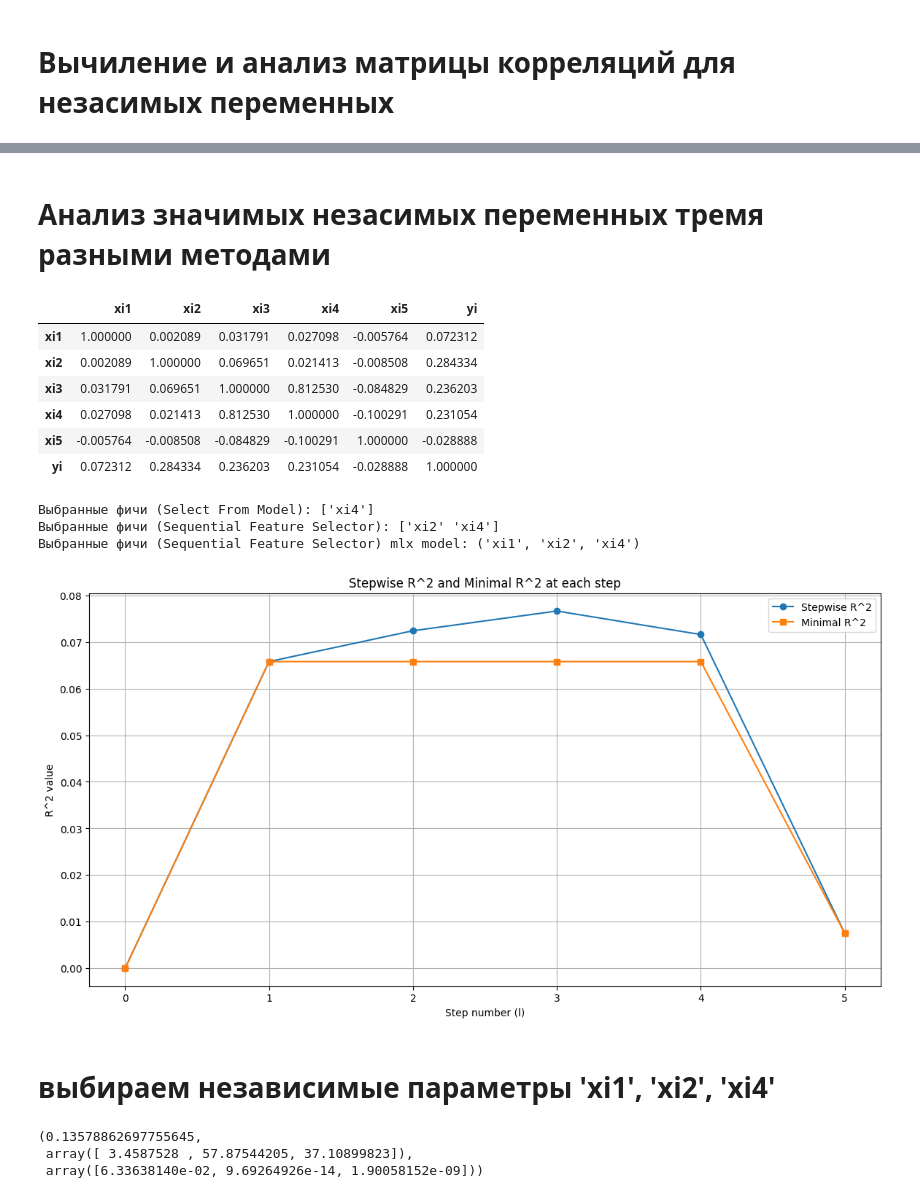
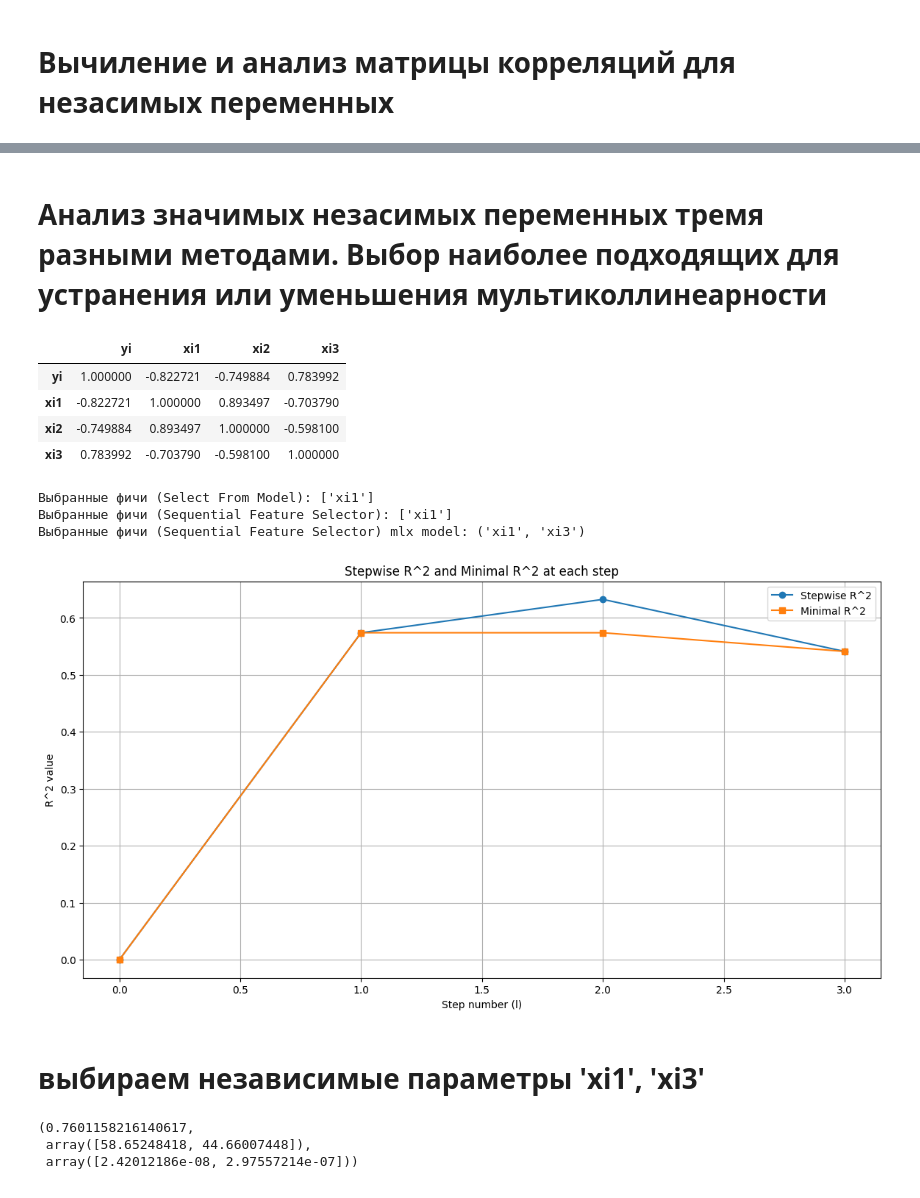
Before and after one commit to EugeneTheWatchman/decision-making-methods, a Jupyter notebook: 5.2 Мультиколлинеарность.ipynb, the cells around one changed output, grey strips where cells are left out. Cells and saved outputs as stored; diff of their text form; code cells hidden in the pictures.

Commit message:
update data

```diff
--- a/5.2 Мультиколлинеарность.ipynb
+++ b/5.2 Мультиколлинеарность.ipynb
@@ -23,20 +22,0 @@ from sklearn.feature_selection import SelectFromModel
-# %%
-data = pd.read_excel('data/Сводный отчет за декабрь.xlsx', header=1)
-
-# заменим данные по названиям на числовые
-unique_data = data['Название ККТ'].unique()
-print(f'Уникальные данные в столбце {"Название ККТ"}: {unique_data}, заменяем числами')
-for i in range(len(unique_data)):
-    data.replace(unique_data[i],i,inplace=True)
-
-# выберем только данные прихода
-data = data[data['Тип операции'] == 'Приход']
-
-# обогащаем данные по времени
-data['День'] = data['Дата и время'].apply(lambda x: x.day)
-data['День недели'] = data['Дата и время'].apply(lambda x: x.weekday())
-data['Выходной'] = data['Дата и время'].apply(lambda x: int(x.weekday() >= 5))
-
-data['Час'] = data['Дата и время'].apply(lambda x: x.hour)
-
-data.head()
@@ -88,12 +77,10 @@ df.corr()
 # %%
 df.columns
 df.rename(columns={
-    'Точка продаж': 'xi1',
-    'День':         'xi2',
-    'День недели':  'xi3',
-    'Выходной':     'xi4',
-    'Час':          'xi5',
-    'Сумма':        'yi'
+    'E.R.A.':           'xi1',
+    'Пропущенные удары':'xi2',
+    'Защита':           'xi3',
+    'Победы':           'yi'
 }, inplace=True)
 df.head()
 # %% [output]
@@ -108,7 +96,7 @@ df.head()
 # %%
 # Определяем зависимую переменную (yi) и независимые переменные (xi1, xi2, xi3, xi4, xi5)
 Y = df['yi']
-X = df[['xi1', 'xi2', 'xi3', 'xi4', 'xi5']]
+X = df[['xi1', 'xi2', 'xi3']]
 
 # Создаем модель линейной регрессии
 model = LinearRegression()
@@ -200,16 +185,16 @@ display(RXX)
 *   На основе представленных данных можно сделать вывод, что в модели присутствует мультиколлинеарность. Это означает, что некоторые объясняющие переменные сильно коррелированы друг с другом, что может привести к проблемам в оценке коэффициентов регрессии и их интерпретации.
 *   Для улучшения модели следует рассмотреть возможность исключения одной или нескольких переменных, которые сильно коррелированы с другими, или использовать методы, устойчивые к мультиколлинеарности, такие как гребневая регрессия (ridge regression).
 # %% [markdown]
-# Анализ значимых незасимых переменных тремя разными методами
+# Анализ значимых незасимых переменных тремя разными методами. Выбор наиболее подходящих для устранения или уменьшения мультиколлинеарности
 # %%
 display(df.corr())
 
 # Определяем независимые переменные (X) и зависимую переменную (y)
-X = df[['xi1', 'xi2', 'xi3', 'xi4', 'xi5']]
+X = df[['xi1', 'xi2', 'xi3']]
 y = df["yi"]
 
 # Настраиваем Select From Model
-sfm = SelectFromModel(model, prefit=True).fit(X, y)
+sfm = SelectFromModel(model).fit(X, y)
 X_new = sfm.transform(X)
 
 print(f'Выбранные фичи (Select From Model): {sfm.get_feature_names_out()}')
@@ -217,8 +202,7 @@ print(f'Выбранные фичи (Select From Model): {sfm.get_feature_names_
 
 sfs = SequentialFeatureSelector(LinearRegression(),
           n_features_to_select='auto',
-          direction ='forward',
-          cv=2).fit(X,y)
+          direction ='forward').fit(X,y)
 
 print(f'Выбранные фичи (Sequential Feature Selector): {sfs.get_feature_names_out()}')
 
@@ -231,51 +215,49 @@ print(f'Выбранные фичи (Sequential Feature Selector) mlx model: {sf
 # Получаем результаты
 stepwise_r2_results = sfs_mlx.subsets_
 
 # Извлекаем R^2 для каждого шага
 r2_per_step = [stepwise_r2_results[i]['avg_score'] for i in stepwise_r2_results.keys()]
 r2_min_at_steps = [min(r2_per_step[:i+1]) for i in range(len(r2_per_step))]
 
 # Добавляем начальный шаг, где R^2 равен нулю
 r2_per_step = [0] + r2_per_step
 r2_min_at_steps = [0] + r2_min_at_steps
 
 # Теперь строим графики R^2 и минимальных значений R^2 на каждом шаге
 steps = list(range(len(r2_per_step)))
 
 plt.figure(figsize=(14, 7))
 
 # Строим график R^2 на каждом шаге
 plt.plot(steps, r2_per_step, 'o-', label='Stepwise R^2')
 
 # Строим график минимальных значений R^2 на каждом шаге
 plt.plot(steps, r2_min_at_steps, 's-', label='Minimal R^2')
 
 # Добавляем метки и заголовок
 plt.xlabel('Step number (l)')
 plt.ylabel('R^2 value')
 plt.title('Stepwise R^2 and Minimal R^2 at each step')
 plt.legend()
 plt.grid(True)
 plt.show()
 # %% [output]
-|  | xi1 | xi2 | xi3 | xi4 | xi5 | yi |
-| xi1 | 1.000000 | 0.002089 | 0.031791 | 0.027098 | -0.005764 | 0.072312 |
-| xi2 | 0.002089 | 1.000000 | 0.069651 | 0.021413 | -0.008508 | 0.284334 |
-| xi3 | 0.031791 | 0.069651 | 1.000000 | 0.812530 | -0.084829 | 0.236203 |
-| xi4 | 0.027098 | 0.021413 | 0.812530 | 1.000000 | -0.100291 | 0.231054 |
-| xi5 | -0.005764 | -0.008508 | -0.084829 | -0.100291 | 1.000000 | -0.028888 |
-| yi | 0.072312 | 0.284334 | 0.236203 | 0.231054 | -0.028888 | 1.000000 |
+|  | yi | xi1 | xi2 | xi3 |
+| yi | 1.000000 | -0.822721 | -0.749884 | 0.783992 |
+| xi1 | -0.822721 | 1.000000 | 0.893497 | -0.703790 |
+| xi2 | -0.749884 | 0.893497 | 1.000000 | -0.598100 |
+| xi3 | 0.783992 | -0.703790 | -0.598100 | 1.000000 |
-Выбранные фичи (Select From Model): ['xi4']
-Выбранные фичи (Sequential Feature Selector): ['xi2' 'xi4']
-Выбранные фичи (Sequential Feature Selector) mlx model: ('xi1', 'xi2', 'xi4')
+Выбранные фичи (Select From Model): ['xi1']
+Выбранные фичи (Sequential Feature Selector): ['xi1']
+Выбранные фичи (Sequential Feature Selector) mlx model: ('xi1', 'xi3')
-[figure, old version]
+[figure, new version]
 # %% [markdown]
-# выбираем независимые параметры 'xi1', 'xi2', 'xi4'
+# выбираем независимые параметры 'xi1', 'xi3'
 # %%
 # Обучение модели линейной регрессии с использованием отобранных переменных
 # Предполагаем, что все переменные отобраны, так как не указаны конкретные отобранные предикторы
 
-X = df[['xi1', 'xi2', 'xi4']]
+X = sfs_mlx.transform(X)
 y = df["yi"]
 
 
@@ -300,9 +282,9 @@ f_statistic, p_values = f_regression(X, y)
 # Вывод результата
 r2_score_final, f_statistic, p_values
 # %% [output]
-(0.13578862697755645,
- array([ 3.4587528 , 57.87544205, 37.10899823]),
- array([6.33638140e-02, 9.69264926e-14, 1.90058152e-09]))
+(0.7601158216140617,
+ array([58.65248418, 44.66007448]),
+ array([2.42012186e-08, 2.97557214e-07]))
 # %% [markdown]
 Для построения выборочного уравнения линейной множественной регрессии с использованием только отобранных предикторов, нужно выполнить следующие шаги:
 
```
Also changed, not shown: parts of 12 cells of this notebook.
